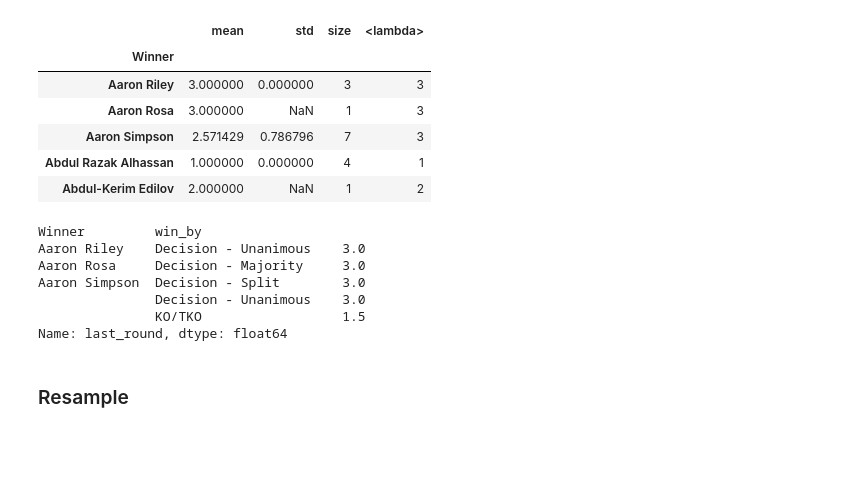
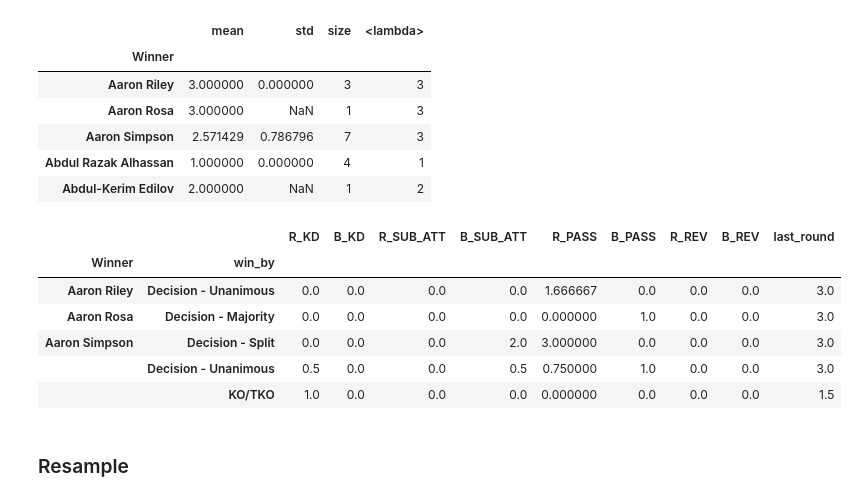
Before and after one commit to carnotaur/pandas_tutorial, a Jupyter notebook: Pandas Evolution.ipynb, the cells around one changed output. Drawn from its saved outputs; the diff is of its cells as text; code cells hidden in the pictures; blank space fills up the shorter version.

```diff
--- a/Pandas Evolution.ipynb
+++ b/Pandas Evolution.ipynb
@@ -385,15 +384,15 @@ df.groupby('Winner')['last_round'].agg(
 | Abdul Razak Alhassan | 1.000000 | 0.000000 | 4 | 1 |
 | Abdul-Kerim Edilov | 2.000000 | NaN | 1 | 2 |
 # %%
-df.groupby(['Winner', 'win_by'])].mean().head()
+df.groupby(['Winner', 'win_by']).mean().head()
 # %% [output]
-Winner         win_by
-Aaron Riley    Decision - Unanimous    3.0
-Aaron Rosa     Decision - Majority     3.0
-Aaron Simpson  Decision - Split        3.0
-               Decision - Unanimous    3.0
-               KO/TKO                  1.5
-Name: last_round, dtype: float64
+|  |  | R_KD | B_KD | R_SUB_ATT | B_SUB_ATT | R_PASS | B_PASS | R_REV | B_REV | last_round |
+| Winner | win_by |  |  |  |  |  |  |  |  |  |
+| Aaron Riley | Decision - Unanimous | 0.0 | 0.0 | 0.0 | 0.0 | 1.666667 | 0.0 | 0.0 | 0.0 | 3.0 |
+| Aaron Rosa | Decision - Majority | 0.0 | 0.0 | 0.0 | 0.0 | 0.000000 | 1.0 | 0.0 | 0.0 | 3.0 |
+| Aaron Simpson | Decision - Split | 0.0 | 0.0 | 0.0 | 2.0 | 3.000000 | 0.0 | 0.0 | 0.0 | 3.0 |
+|  | Decision - Unanimous | 0.5 | 0.0 | 0.0 | 0.5 | 0.750000 | 1.0 | 0.0 | 0.0 | 3.0 |
+|  | KO/TKO | 1.0 | 0.0 | 0.0 | 0.0 | 0.000000 | 0.0 | 0.0 | 0.0 | 1.5 |
 # %% [markdown]
 ### Resample
 # %% [markdown]
```
Also changed, not shown: parts of 13 cells of this notebook, 11 other files.
